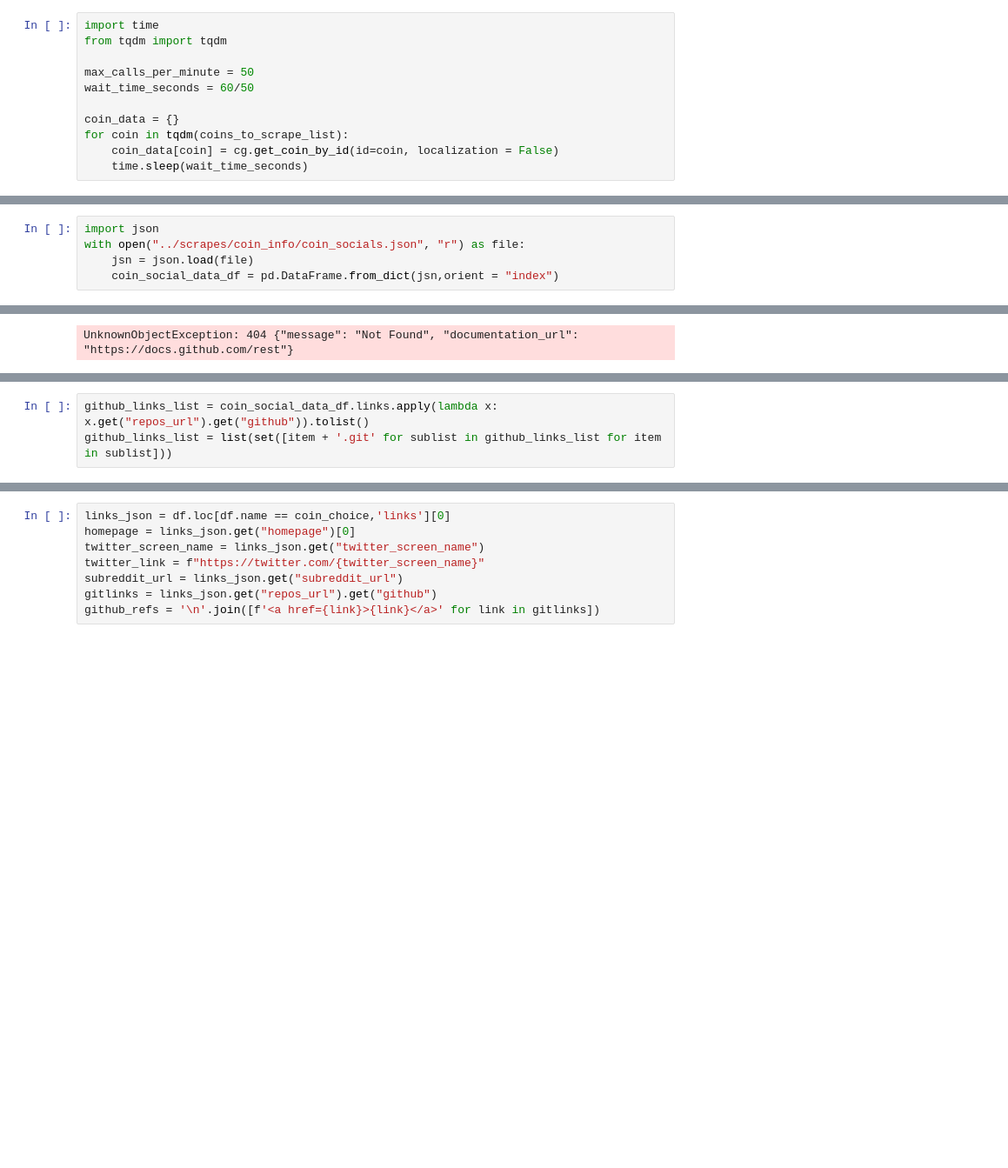
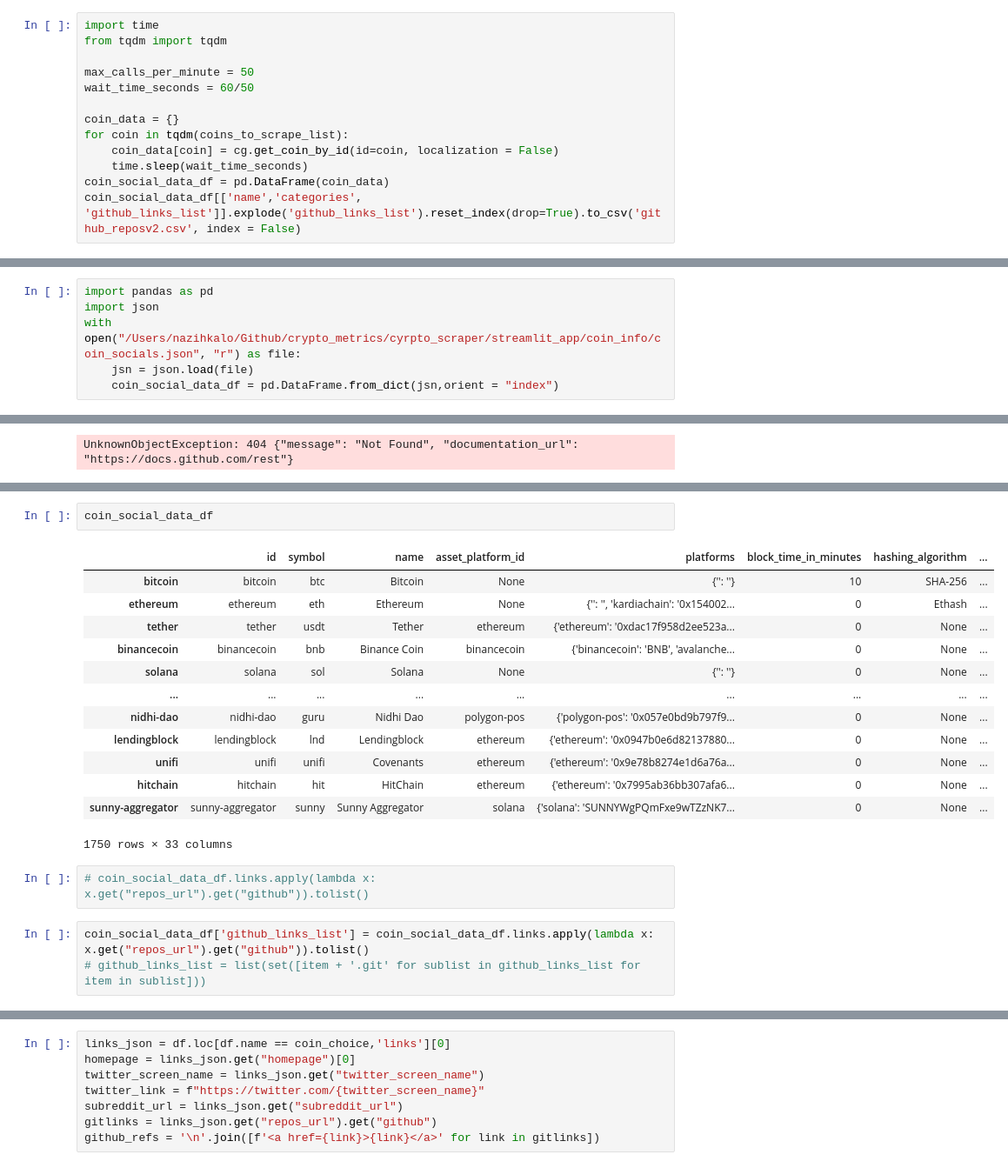
Before and after one commit to nazihkalo/Crypto-Social-Scraper-App, a Jupyter notebook: notebooks/batch_scrape_testing.ipynb, the cells around one changed output, grey strips where cells are left out. Shown at 87% size. Saved outputs shown, nothing was run; the diff lists cells and outputs as text; blank space fills up the shorter version.

```diff
--- a/notebooks/batch_scrape_testing.ipynb
+++ b/notebooks/batch_scrape_testing.ipynb
@@ -30,3 +34,5 @@ coin_data = {}
 for coin in tqdm(coins_to_scrape_list):
     coin_data[coin] = cg.get_coin_by_id(id=coin, localization = False)
     time.sleep(wait_time_seconds)
+coin_social_data_df = pd.DataFrame(coin_data)
+coin_social_data_df[['name','categories', 'github_links_list']].explode('github_links_list').reset_index(drop=True).to_csv('github_reposv2.csv', index = False)
@@ -38,7 +41,8 @@ with open(f"../scrapes/coin_info/coin_socials.json", "w") as jsonFile:
 # %%
 dd = pd.read_json("../scrapes/coin_info/coin_socials.json")
 # %%
+import pandas as pd
 import json
-with open("../scrapes/coin_info/coin_socials.json", "r") as file:
+with open("/Users/nazihkalo/Github/crypto_metrics/cyrpto_scraper/streamlit_app/coin_info/coin_socials.json", "r") as file:
     jsn = json.load(file)
     coin_social_data_df = pd.DataFrame.from_dict(jsn,orient = "index")
@@ -405,3 +509,21 @@ KeyboardInterrupt:
+# %%
+coin_social_data_df
+# %% [output]
+|  | id | symbol | name | asset_platform_id | platforms | block_time_in_minutes | hashing_algorithm | ... |
+| bitcoin | bitcoin | btc | Bitcoin | None | {'': ''} | 10 | SHA-256 | ... |
+| ethereum | ethereum | eth | Ethereum | None | {'': '', 'kardiachain': '0x154002... | 0 | Ethash | ... |
+| tether | tether | usdt | Tether | ethereum | {'ethereum': '0xdac17f958d2ee523a... | 0 | None | ... |
+| binancecoin | binancecoin | bnb | Binance Coin | binancecoin | {'binancecoin': 'BNB', 'avalanche... | 0 | None | ... |
+| solana | solana | sol | Solana | None | {'': ''} | 0 | None | ... |
+| ... | ... | ... | ... | ... | ... | ... | ... | ... |
+| nidhi-dao | nidhi-dao | guru | Nidhi Dao | polygon-pos | {'polygon-pos': '0x057e0bd9b797f9... | 0 | None | ... |
+| lendingblock | lendingblock | lnd | Lendingblock | ethereum | {'ethereum': '0x0947b0e6d82137880... | 0 | None | ... |
+| unifi | unifi | unifi | Covenants | ethereum | {'ethereum': '0x9e78b8274e1d6a76a... | 0 | None | ... |
+| hitchain | hitchain | hit | HitChain | ethereum | {'ethereum': '0x7995ab36bb307afa6... | 0 | None | ... |
+| sunny-aggregator | sunny-aggregator | sunny | Sunny Aggregator | solana | {'solana': 'SUNNYWgPQmFxe9wTZzNK7... | 0 | None | ... |
+1750 rows × 33 columns
+# %%
+# coin_social_data_df.links.apply(lambda x: x.get("repos_url").get("github")).tolist()
 # %%
-github_links_list = coin_social_data_df.links.apply(lambda x: x.get("repos_url").get("github")).tolist()
-github_links_list = list(set([item + '.git' for sublist in github_links_list for item in sublist]))
+coin_social_data_df['github_links_list'] = coin_social_data_df.links.apply(lambda x: x.get("repos_url").get("github")).tolist()
+# github_links_list = list(set([item + '.git' for sublist in github_links_list for item in sublist]))
```
Also changed, not shown: parts of 18 cells of this notebook, 7 other files.
